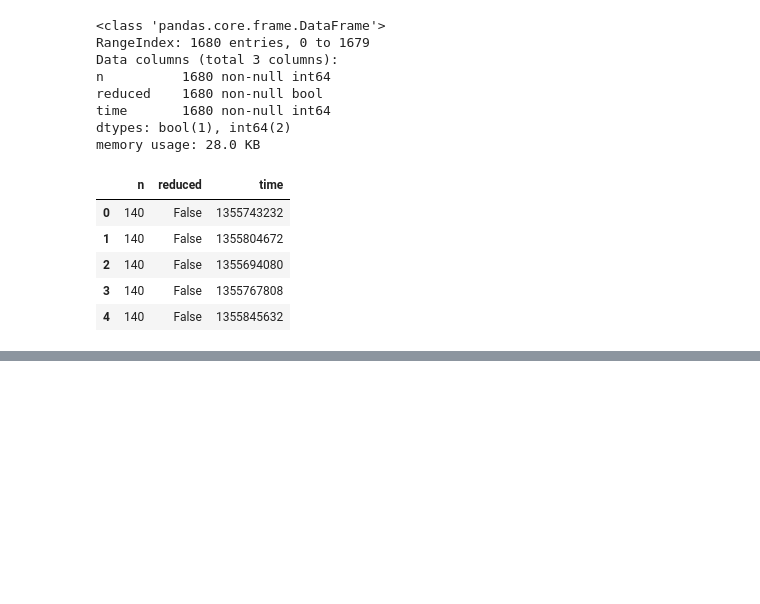
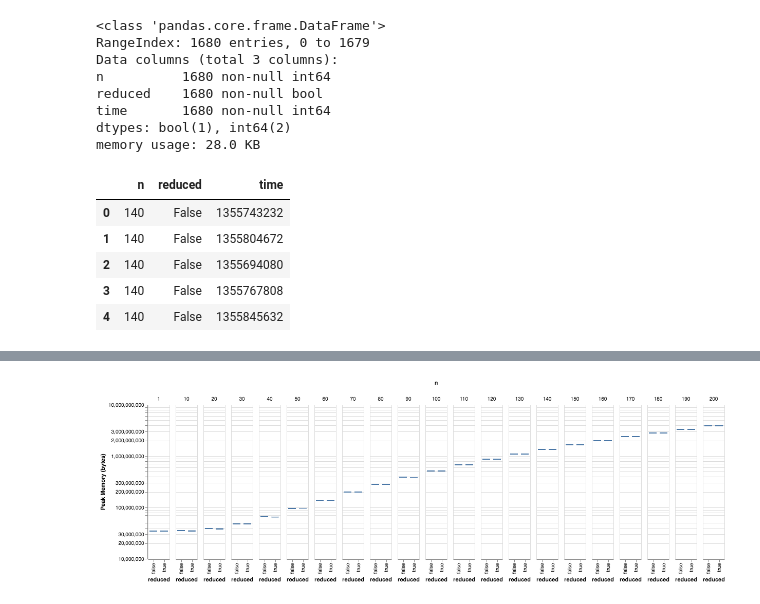
Before and after one commit to Quansight-Labs/uarray-docs, a Jupyter notebook: benchmarks/Make Graph.ipynb, the cells around one changed output, grey strips where cells are left out. Cells and saved outputs as stored; diff of their text form; code cells hidden in the pictures; blank space fills up the shorter version.

```diff
--- a/benchmarks/Make Graph.ipynb
+++ b/benchmarks/Make Graph.ipynb
@@ -49,0 +50,16 @@ points
+# %%
+points = altair.Chart(df).mark_tick().encode(
+    altair.Y(
+        'time',
+        scale=altair.Scale(type='log', zero=False),
+        axis=altair.Axis(title='Peak Memory (bytes)'),
+    ),
+    x='reduced',
+#     color='reduced',
+    column='n',
+)
+
+
+points
+# %% [output]
+[figure, added]
```
Also changed, not shown: parts of 1 cell of this notebook, 2 other files.
